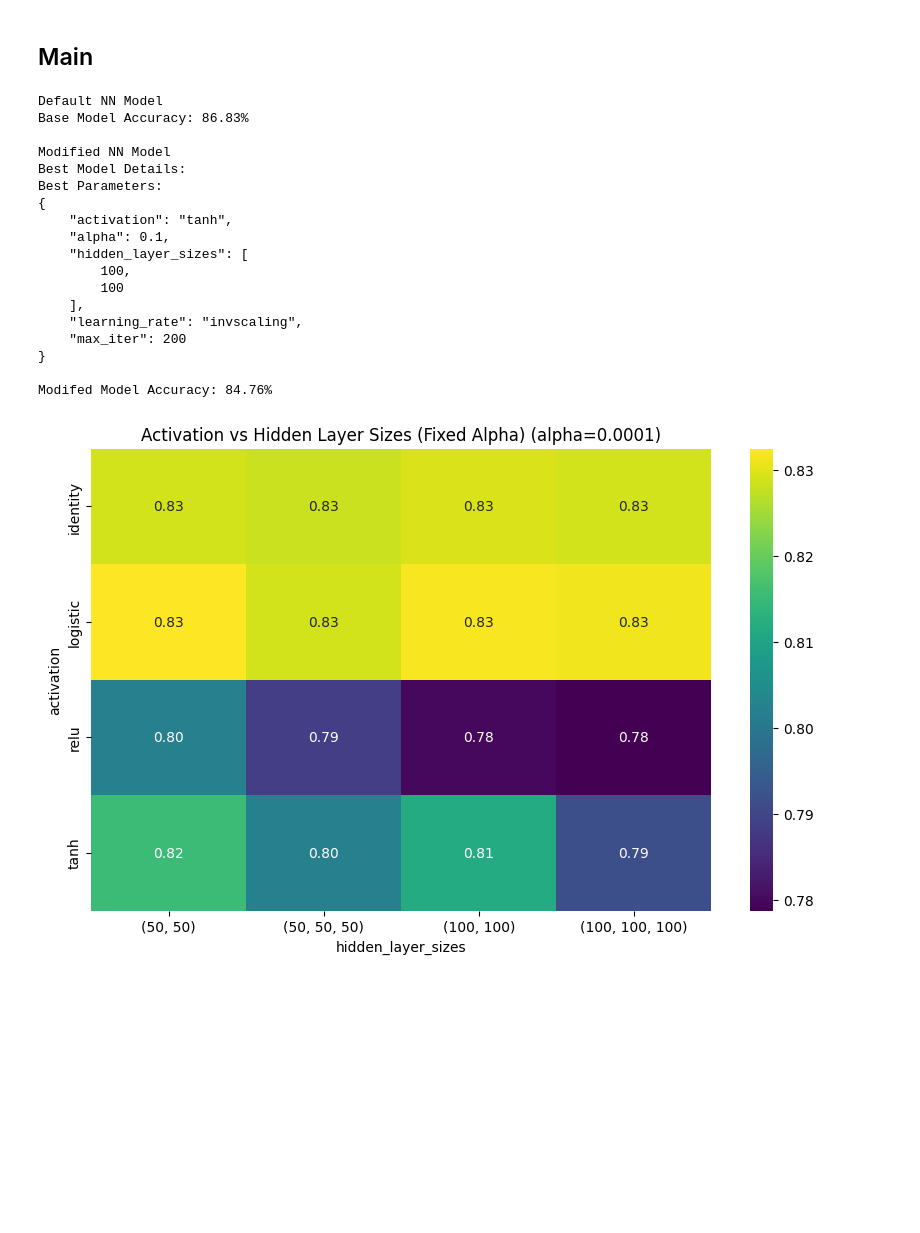
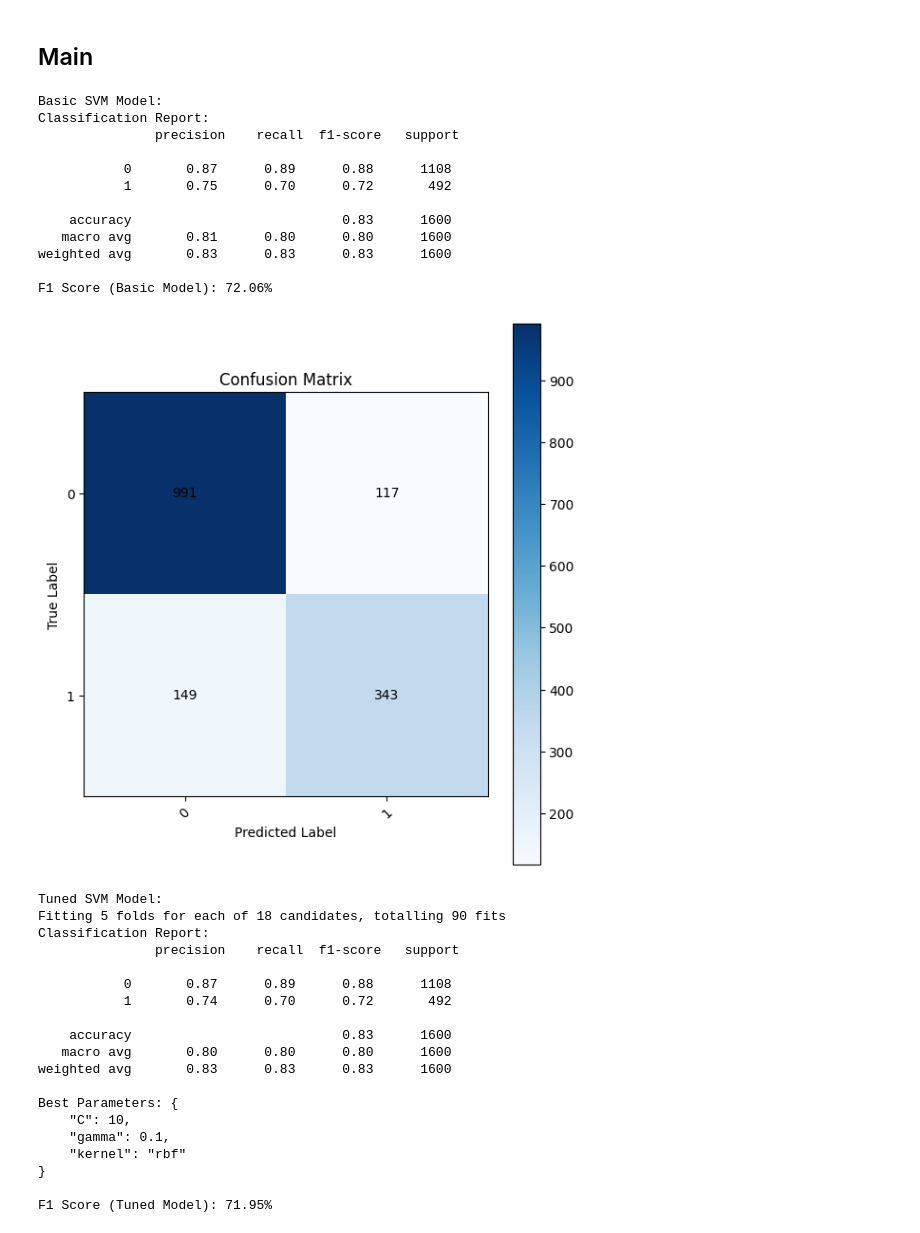
Before and after one commit to yonatan1golan/University, a Jupyter notebook: ml/nn_model_test.ipynb, the cells around one changed output. Drawn from its saved outputs; the diff is of its cells as text; code cells hidden in the pictures; blank space fills up the shorter version.

```diff
--- a/ml/nn_model_test.ipynb
+++ b/ml/nn_model_test.ipynb
@@ -149,8 +149,12 @@ def categorize_attributes(df: pd.DataFrame) -> pd.DataFrame:
         df[col] = df[col].map(mapping)
 
     df['CREDIT_SCORE'] = kbin_normal_distribution(df['CREDIT_SCORE'])
+    df['MILEAGE_EXPERIANCE_RATIO'] = df['ANNUAL_MILEAGE'] / (1 + df['DRIVING_EXPERIENCE'])
+    df['MILEAGE_EXPERIANCE_RATIO'] = kbin_exp_distribution(df['MILEAGE_EXPERIANCE_RATIO'])
     df['ANNUAL_MILEAGE'] = kbin_normal_distribution(df['ANNUAL_MILEAGE'])
     df['AGE'] = df['AGE'].apply(categorize_age_attribute)
+    df['EXPERIENCE_QUALITY'] = df['DRIVING_EXPERIENCE'] / (1 + df['PAST_ACCIDENTS'])
+    df['EXPERIENCE_QUALITY'] = kbin_exp_distribution(df['EXPERIENCE_QUALITY'])
     df['DRIVING_EXPERIENCE'] = df['DRIVING_EXPERIENCE'].apply(categorize_driving_experience)
     df['DRIVER_RISK_INDEX'] = 0.4 * df['SPEEDING_VIOLATIONS'] + 0.4 * df['PAST_ACCIDENTS'] + 0.2 * df['DRIVING_EXPERIENCE'] * df['AGE']
     df['DRIVER_RISK_INDEX'] = df['DRIVER_RISK_INDEX'].apply(categorize_risk_index)
@@ -699,30 +703,43 @@ def svm_section(train: pd.DataFrame, test: pd.DataFrame):
 # %%
 raw_file = pd.read_csv(file_path).drop(columns = ['ID'])
 data = pre_process(raw_file)
 train, test = split_train_test(data, ratio = 0.8)
 
 ## Models
 # decision_tree_section(train, test)
-neural_network_section(train, test)
+# neural_network_section(train, test)
 # clustering_section(train, test)
 # svm_section(train, test)
 # %% [output]
-Default NN Model
-Base Model Accuracy: 86.83%
+Basic SVM Model:
+Classification Report:
+               precision    recall  f1-score   support
 
-Modified NN Model
-Best Model Details:
-Best Parameters:
-{
-    "activation": "tanh",
-    "alpha": 0.1,
-    "hidden_layer_sizes": [
-        100,
-        100
-    ],
-    "learning_rate": "invscaling",
-    "max_iter": 200
-}
+           0       0.87      0.89      0.88      1108
+           1       0.75      0.70      0.72       492
 
-Modifed Model Accuracy: 84.76%
+    accuracy                           0.83      1600
+   macro avg       0.81      0.80      0.80      1600
+weighted avg       0.83      0.83      0.83      1600
+
+F1 Score (Basic Model): 72.06%
-[figure, old version]
+[figure, new version]
+Tuned SVM Model:
+Fitting 5 folds for each of 18 candidates, totalling 90 fits
+Classification Report:
+               precision    recall  f1-score   support
+
+           0       0.87      0.89      0.88      1108
+           1       0.74      0.70      0.72       492
+
+    accuracy                           0.83      1600
+   macro avg       0.80      0.80      0.80      1600
+weighted avg       0.83      0.83      0.83      1600
+
+Best Parameters: {
+    "C": 10,
+    "gamma": 0.1,
+    "kernel": "rbf"
+}
+
+F1 Score (Tuned Model): 71.95%
```
Also changed, not shown: parts of 1 cell of this notebook.
